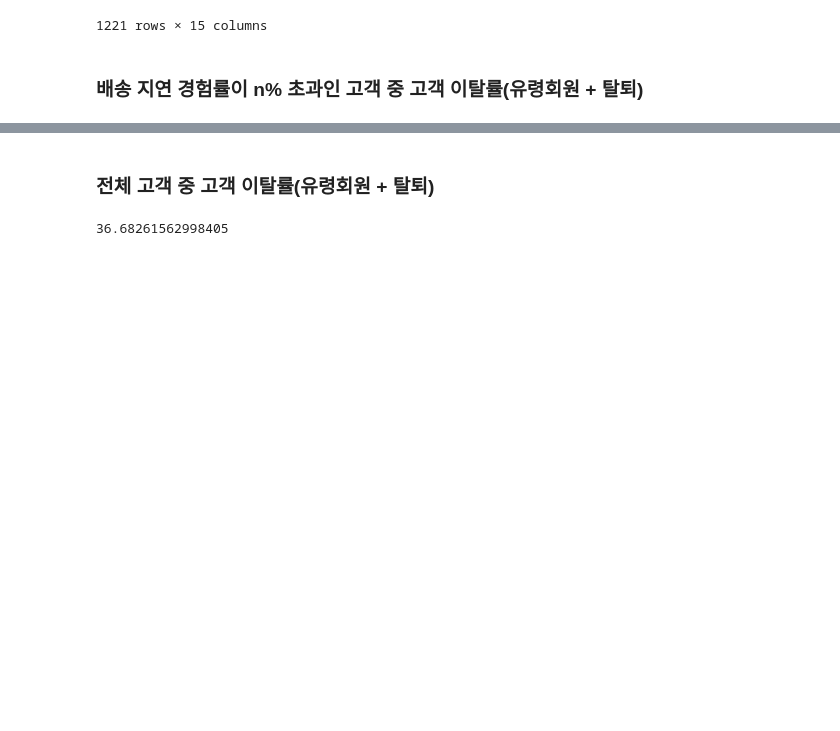
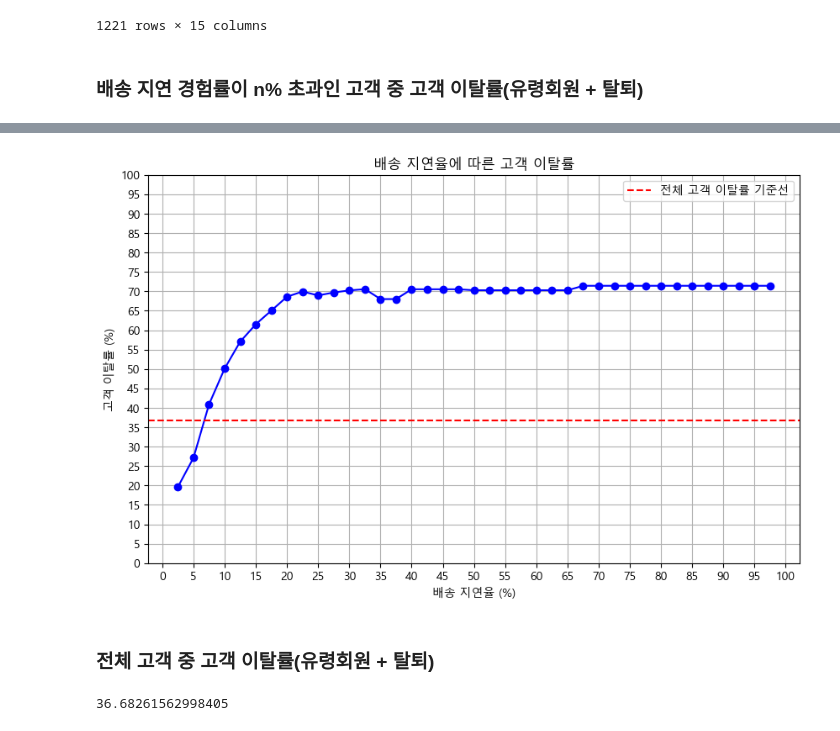
Before and after one commit to dldbwns23/DSA17_project, a Jupyter notebook: lyj_EDA_preprocess.ipynb, the cells around one changed output, grey strips where cells are left out. Saved outputs shown, nothing was run; the diff lists cells and outputs as text; code cells hidden in the pictures; blank space fills up the shorter version.

```diff
--- a/lyj_EDA_preprocess.ipynb
+++ b/lyj_EDA_preprocess.ipynb
@@ -764,10 +766,15 @@ late_exp_member = pd.merge(df_member, deli_result.loc[late_exp])
 # 유령회원 구하기 위한 임시 df
 late_exp_member2 = pd.merge(active_member, deli_result.loc[late_exp])
 late_exp_member2['배송지연비율'] = late_exp_member2['delivery_count'] / late_exp_member2['주문횟수']
+late_exp_member_fin = pd.merge(df_member, deli_result.loc[late_exp])
 
 # 절대적인 수치로 배송지연을 계산 시 주문 횟수가 많은 경우 정확한 비교가 불가능하므로 비율로 따짐.
 # 배송 지연 경험이 10% 초과인 경우
 late_exp_member2 = late_exp_member2.loc[late_exp_member2['배송지연비율'] > 0.1]
+late_exp_member2_20 = late_exp_member2.loc[late_exp_member2['배송지연비율'] > 0.2]
+late_exp_member2_30 = late_exp_member2.loc[late_exp_member2['배송지연비율'] > 0.3]
+late_exp_member2_40 = late_exp_member2.loc[late_exp_member2['배송지연비율'] > 0.4]
+late_exp_member2_50 = late_exp_member2.loc[late_exp_member2['배송지연비율'] > 0.5]
 late_exp_member2
 # %% [output]
 |  | 회원번호 | 회원상태 | 성별 | 나이 | 등록카드 | 결혼 | 구독여부 | 주소지 | 세부주소지 | 클러스터 | 평균구매주기 | ... |
@@ -800,0 +810,75 @@ late_passive = late_exp_member.loc[late_exp_member['회원상태'] != '정상회
+# %%
+late_exp_member_fin = pd.merge(late_exp_member_fin, temp2)
+late_exp_member_fin = pd.merge(late_exp_member_fin, temp)
+late_exp_member_fin['배송지연비율'] = late_exp_member_fin['delivery_count'] / late_exp_member_fin['주문횟수']
+ghost_cond = (active_member['최신주문일시'] < datetime.datetime(2021, 8, 30))
+
+
+# 전체 고객 중 이탈 회원
+ghost = active_member.loc[ghost_cond]
+
+# 전체 고객 중 탈퇴 회원
+passive = df_member.loc[df_member['회원상태'] != '정상회원']
+
+# 전체 고객 이탈률
+n_churn = len(ghost)+ len(passive)  # 전체 이탈고객 수
+n_total = len(df_member)  # 전체 고객 수
+
+p2 = n_churn / n_total  # 전체 고객 이탈률
+
+alpha = 0.05 # 유의수준
+
+p_list = []
+churn_list = []
+
+for i in range(1, 40):
+    p = i / 40
+    late_exp_member_fin_p = late_exp_member_fin.loc[late_exp_member_fin['배송지연비율'] > p]
+
+    late_ghost_fin = late_exp_member_fin_p.loc[late_exp_member_fin_p['최신주문일시'] < datetime.datetime(2021, 8, 30)]
+    late_passive_fin = late_exp_member_fin_p.loc[late_exp_member_fin_p['회원상태'] != '정상회원']
+
+    churn_rate_fin = (len(late_ghost_fin) + len(late_passive_fin)) / len(late_exp_member_fin_p) * 100
+
+    p_list.append(p * 100)
+    churn_list.append(np.round(churn_rate_fin, 3))
+
+
+    count = np.array([(len(late_ghost_fin) + len(late_passive_fin)), n_churn])
+    nobs = np.array([len(late_exp_member_fin_p), n_total])
+    z_score, p_value = sm.stats.proportions_ztest(count, nobs)
+
+    # 결과 출력
+    print(f"배송지연율:{p*100}%")
+    print(f"고객이탈률:{np.round(churn_rate_fin, 3)}%")
+    print(f"Z-score: {z_score}")
+    print(f"P-value: {p_value}")
+
+
+    if p_value < alpha:
+        print("귀무가설을 기각합니다. 배송 지연 비율은 고객 이탈과 상관이 있습니다.")
+    else:
+        print("귀무가설을 기각할 수 없습니다. 배송 지연 비율은 고객 이탈과 상관이 없습니다.")
+
+    print("=============================")
+
+
+
+
+
+
+
+# 꺾은 선 그래프 그리기
+plt.figure(figsize=(10, 6))
+plt.plot(p_list, churn_list, marker='o', linestyle='-', color='b')
+plt.title('배송 지연율에 따른 고객 이탈률')
+plt.xlabel('배송 지연율 (%)')
+plt.ylabel('고객 이탈률 (%)')
+plt.grid()
+plt.xticks(np.arange(0, 101, 5))
+plt.yticks(np.arange(0, 101, 5))
+plt.axhline(y=36.68261562998405, color='r', linestyle='--', label='전체 고객 이탈률 기준선')
+plt.legend()
+plt.savefig("churn_vs_late.png")
+plt.show()
+# %% [output]
@@ -801,3 +902,4 @@ late_passive = late_exp_member.loc[late_exp_member['회원상태'] != '정상회
+[figure, added]
 # %% [markdown]
 ### 전체 고객 중 고객 이탈률(유령회원 + 탈퇴)
 # %%
```
Also changed, not shown: parts of 51 cells of this notebook.
